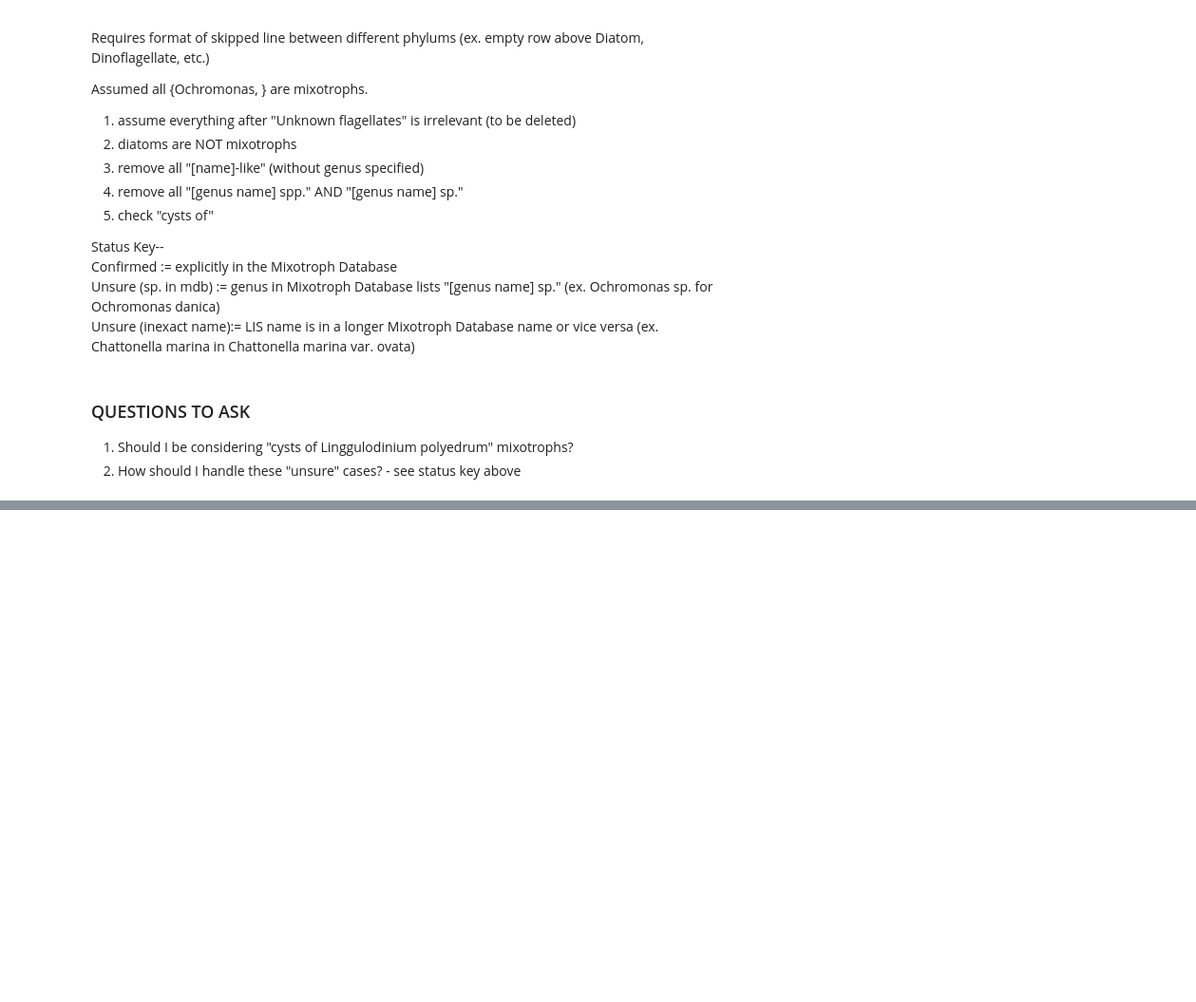
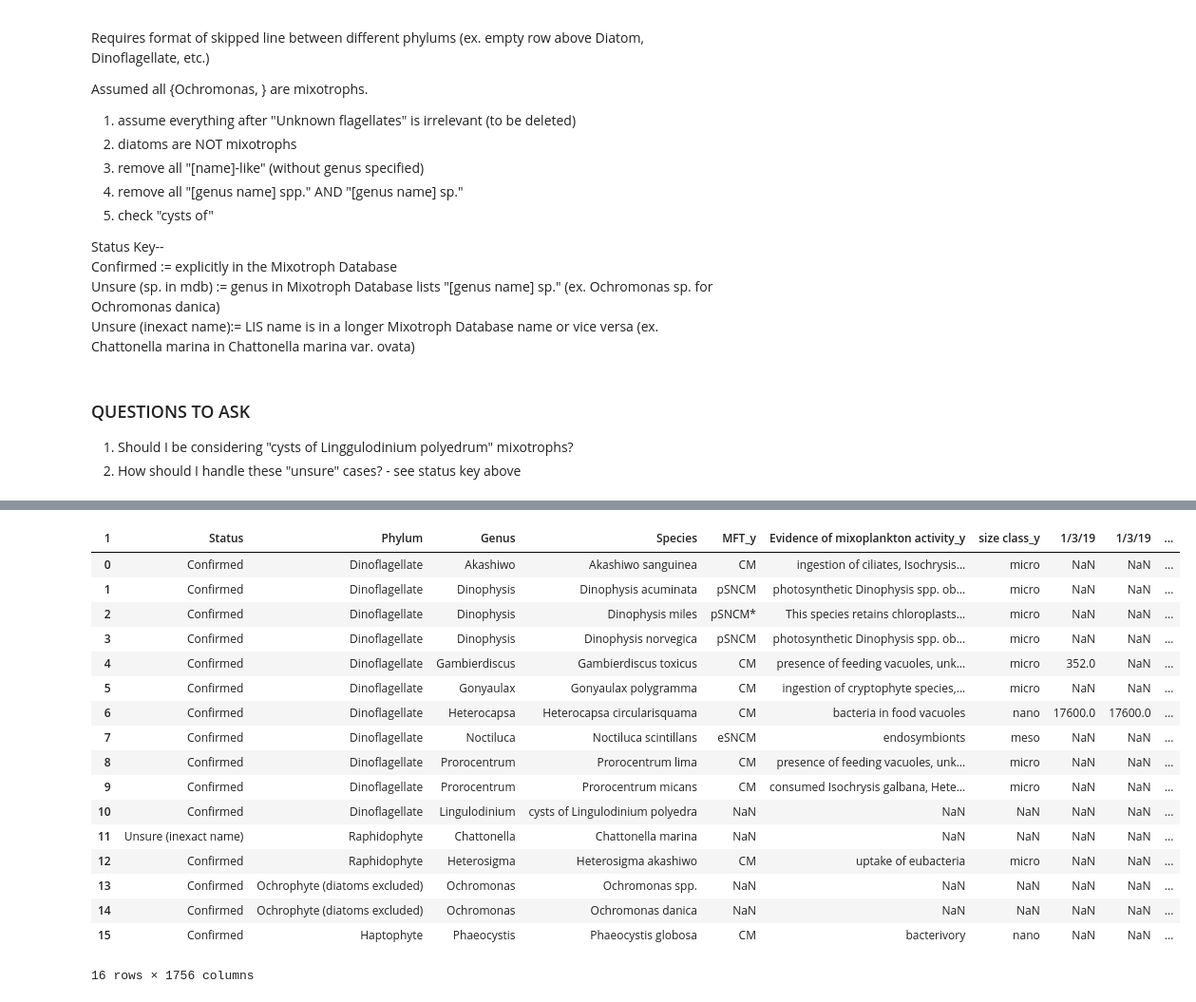
Before and after one commit to AMaher101/PlanktonClassifier, a Jupyter notebook: classifierscript.ipynb, the cells around one changed output, grey strips where cells are left out. Shown at 95% size. Saved outputs shown, nothing was run; the diff lists cells and outputs as text; code cells hidden in the pictures; blank space fills up the shorter version.

Commit message:
added 3 rows from mixoplankton database and fixed 'cysts of' genus

```diff
--- a/classifierscript.ipynb
+++ b/classifierscript.ipynb
@@ -25,6 +25,8 @@ import numpy as np
 
 from datetime import datetime
 
+pd.set_option('display.max_rows', 500)
+pd.set_option('display.max_columns', 500)
 pd.set_option("future.no_silent_downcasting", True)
 # %%
 mdb = pd.read_csv("MDB - 3Dec2022.csv")
@@ -72,7 +73,7 @@ lis['Genus'] = lis['Species'].str.split().str[0]  # fill genus using first word
 
 lis = lis.dropna(subset=['Species']).reset_index(drop=True) # delete rows with na in Species column
 
-SPECIES_COL = 3
+SPECIES_COL = lis.columns.get_loc("Species")
 lis.iloc[:, SPECIES_COL+1:] = lis.iloc[:, SPECIES_COL+1:].replace(",", "", regex=True).astype(float)  # ensure numerical values are floats
 # %%
 # add Status column
@@ -92,13 +93,14 @@ CYSTS_LEN = len("cysts of ")
 cysts_of = lis[lis["Species"].str.contains("cysts of", regex=False)]["Species"].str.slice(CYSTS_LEN)
 filtered = cysts_of.isin(mdb['Species Name'])
 lis.loc[filtered[filtered].index, "Status"] = "Confirmed"
+lis.loc[filtered[filtered].index, "Genus"] = cysts_of.str.split().str[0]
 # %%
 # add back stored blocks of known mixotrophs and mark as Confirmed
 lis = pd.concat([lis, ochromonas_block]).sort_index().drop_duplicates()
 lis.loc[ochromonas_ind, "Status"] = "Confirmed"
 # %%
 # check if (in none status) direct match and mark all Trues as "Confirmed"
-filtered = lis[lis['Status'].isnull()]["Species"].isin(mdb['Species Name'])
+filtered = lis["Species"].isin(mdb['Species Name'])
 lis.loc[filtered[filtered].index, "Status"] = "Confirmed"
 
 # check (in remaining none status) if the genus has sp. and mark all Trues as "Unsure (sp. in mdb)"
@@ -116,3 +118,26 @@ lis.loc[filtered[filtered].index, "Status"] = "Unsure (inexact name)"
 # %%
 # drop all rows with Status = "None"
 lis = lis.dropna(subset=['Status']).reset_index(drop=True)
+# %%
+lis = pd.merge(lis, mdb[['Species Name','MFT', 'Evidence of mixoplankton activity', 'size class']], left_on='Species', right_on='Species Name', how='left').drop(columns=['Species Name']).reset_index(drop=True)
+lis = lis[lis.columns[:4].to_list() + lis.columns[-3:].to_list() + lis.columns[4:-3].to_list()]
+lis
+# %% [output]
+| 1 | Status | Phylum | Genus | Species | MFT_y | Evidence of mixoplankton activity_y | size class_y | 1/3/19 | 1/3/19 | ... |
+| 0 | Confirmed | Dinoflagellate | Akashiwo | Akashiwo sanguinea | CM | ingestion of ciliates, Isochrysis... | micro | NaN | NaN | ... |
+| 1 | Confirmed | Dinoflagellate | Dinophysis | Dinophysis acuminata | pSNCM | photosynthetic Dinophysis spp. ob... | micro | NaN | NaN | ... |
+| 2 | Confirmed | Dinoflagellate | Dinophysis | Dinophysis miles | pSNCM* | This species retains chloroplasts... | micro | NaN | NaN | ... |
+| 3 | Confirmed | Dinoflagellate | Dinophysis | Dinophysis norvegica | pSNCM | photosynthetic Dinophysis spp. ob... | micro | NaN | NaN | ... |
+| 4 | Confirmed | Dinoflagellate | Gambierdiscus | Gambierdiscus toxicus | CM | presence of feeding vacuoles, unk... | micro | 352.0 | NaN | ... |
+| 5 | Confirmed | Dinoflagellate | Gonyaulax | Gonyaulax polygramma | CM | ingestion of cryptophyte species,... | micro | NaN | NaN | ... |
+| 6 | Confirmed | Dinoflagellate | Heterocapsa | Heterocapsa circularisquama | CM | bacteria in food vacuoles | nano | 17600.0 | 17600.0 | ... |
+| 7 | Confirmed | Dinoflagellate | Noctiluca | Noctiluca scintillans | eSNCM | endosymbionts | meso | NaN | NaN | ... |
+| 8 | Confirmed | Dinoflagellate | Prorocentrum | Prorocentrum lima | CM | presence of feeding vacuoles, unk... | micro | NaN | NaN | ... |
+| 9 | Confirmed | Dinoflagellate | Prorocentrum | Prorocentrum micans | CM | consumed Isochrysis galbana, Hete... | micro | NaN | NaN | ... |
+| 10 | Confirmed | Dinoflagellate | Lingulodinium | cysts of Lingulodinium polyedra | NaN | NaN | NaN | NaN | NaN | ... |
+| 11 | Unsure (inexact name) | Raphidophyte | Chattonella | Chattonella marina | NaN | NaN | NaN | NaN | NaN | ... |
+| 12 | Confirmed | Raphidophyte | Heterosigma | Heterosigma akashiwo | CM | uptake of eubacteria | micro | NaN | NaN | ... |
+| 13 | Confirmed | Ochrophyte (diatoms excluded) | Ochromonas | Ochromonas spp. | NaN | NaN | NaN | NaN | NaN | ... |
+| 14 | Confirmed | Ochrophyte (diatoms excluded) | Ochromonas | Ochromonas danica | NaN | NaN | NaN | NaN | NaN | ... |
+| 15 | Confirmed | Haptophyte | Phaeocystis | Phaeocystis globosa | CM | bacterivory | nano | NaN | NaN | ... |
+16 rows × 1756 columns
```
Also changed, not shown: parts of 5 cells of this notebook.
